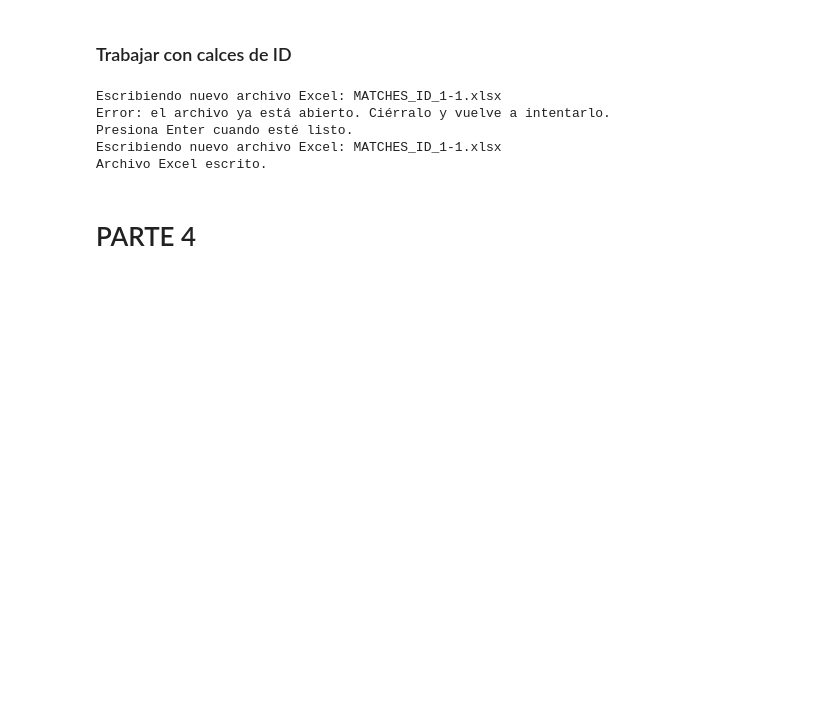
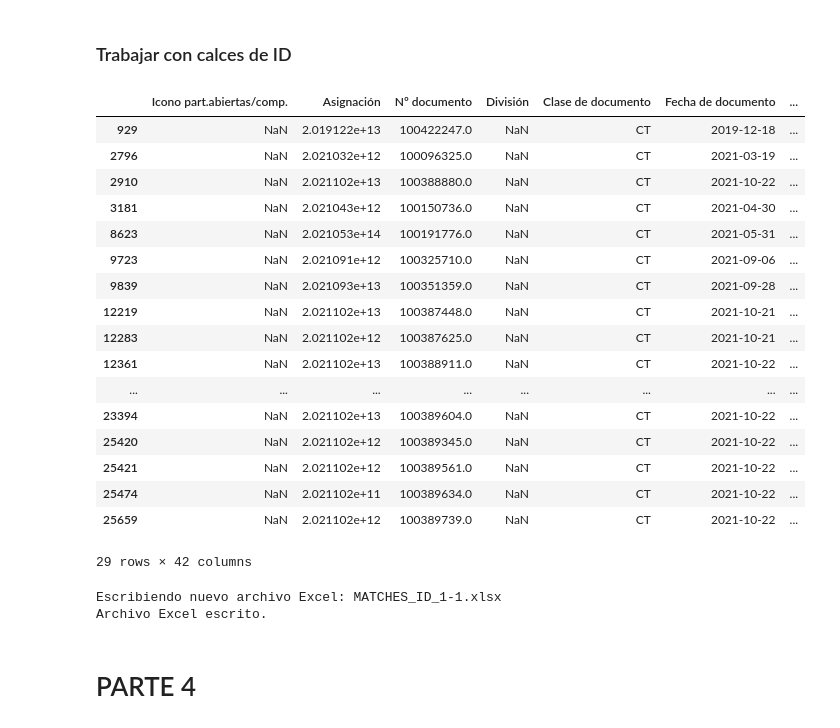
Before and after one commit to camipozas/facturacion_dimerc, a Jupyter notebook: notebook.ipynb, the cells around one changed output. Saved outputs shown, nothing was run; the diff lists cells and outputs as text; code cells hidden in the pictures; blank space fills up the shorter version.

```diff
--- a/notebook.ipynb
+++ b/notebook.ipynb
@@ -58,5 +61,5 @@ for dataframe, nombre in ((FBL3N, "NUEVO"), (con_rut, "RUT"), (con_n_factura, "N
 # %%
 # Calzar números de factura
-# ARREGLAR ESTO
-FBL5N["Referencia"] = FBL5N["Referencia"].apply(lambda s: str(s))
-MATCHES_FACT = pd.merge(FACT_FBL3N, FBL5N, left_on="N° Factura", right_on="Referencia")
+filtro_fact = FBL5N["Referencia"].isin(FACT_FBL3N["N° Factura"])
+FACT_FBL5N = FBL5N[filtro_fact]
+NO_FACT_FBL5N = FBL5N[~filtro_fact]
@@ -92 +66,8 @@ MATCHES_ID
+# %%
+# Calzar RUTs
+ID_FBL3N = pd.merge(RUT_FBL3N, KNA1[["Nº ident.fis.1", "Cliente"]], left_on="RUT", right_on="Nº ident.fis.1")
+
+filtro_id = NO_FACT_FBL5N["Cuenta"].isin(ID_FBL3N["Cliente"])
+ID_FBL5N = NO_FACT_FBL5N[filtro_id]
+NN_FBL5N = NO_FACT_FBL5N[~filtro_id]
 # %%
@@ -109,0 +90,2 @@ Archivo Excel escrito.
+# %%
+MATCHES_ID = pd.merge(ID_FBL3N, ID_FBL5N, left_on="Cliente", right_on="Cuenta", how="left")
@@ -114,13 +103,34 @@ Archivo Excel escrito.
 # %%
-filtro_1a1 = MATCHES_ID[MATCHES_ID["Importe en moneda local"] == -MATCHES_ID["Importe en ML"]]
+# TODO: Hay un dato duplicado, hay que corregir eso
+MATCHES_ID_1_1 = MATCHES_ID[MATCHES_ID["Importe en moneda local"] == -MATCHES_ID["Importe en ML"]]
+MATCHES_ID_1_1
+# %% [output]
+|  | Icono part.abiertas/comp. | Asignación | Nº documento | División | Clase de documento | Fecha de documento | ... |
+| 929 | NaN | 2.019122e+13 | 100422247.0 | NaN | CT | 2019-12-18 | ... |
+| 2796 | NaN | 2.021032e+12 | 100096325.0 | NaN | CT | 2021-03-19 | ... |
+| 2910 | NaN | 2.021102e+13 | 100388880.0 | NaN | CT | 2021-10-22 | ... |
+| 3181 | NaN | 2.021043e+12 | 100150736.0 | NaN | CT | 2021-04-30 | ... |
+| 8623 | NaN | 2.021053e+14 | 100191776.0 | NaN | CT | 2021-05-31 | ... |
+| 9723 | NaN | 2.021091e+12 | 100325710.0 | NaN | CT | 2021-09-06 | ... |
+| 9839 | NaN | 2.021093e+13 | 100351359.0 | NaN | CT | 2021-09-28 | ... |
+| 12219 | NaN | 2.021102e+13 | 100387448.0 | NaN | CT | 2021-10-21 | ... |
+| 12283 | NaN | 2.021102e+12 | 100387625.0 | NaN | CT | 2021-10-21 | ... |
+| 12361 | NaN | 2.021102e+13 | 100388911.0 | NaN | CT | 2021-10-22 | ... |
+| ... | ... | ... | ... | ... | ... | ... | ... |
+| 23394 | NaN | 2.021102e+13 | 100389604.0 | NaN | CT | 2021-10-22 | ... |
+| 25420 | NaN | 2.021102e+12 | 100389345.0 | NaN | CT | 2021-10-22 | ... |
+| 25421 | NaN | 2.021102e+12 | 100389561.0 | NaN | CT | 2021-10-22 | ... |
+| 25474 | NaN | 2.021102e+11 | 100389634.0 | NaN | CT | 2021-10-22 | ... |
+| 25659 | NaN | 2.021102e+12 | 100389739.0 | NaN | CT | 2021-10-22 | ... |
+29 rows × 42 columns
-# %%
-escribir_excel(filtro_1a1, "MATCHES_ID_1-1.xlsx")
-# %% [output]
-Escribiendo nuevo archivo Excel: MATCHES_ID_1-1.xlsx
-Error: el archivo ya está abierto. Ciérralo y vuelve a intentarlo.
-Presiona Enter cuando esté listo.
-Escribiendo nuevo archivo Excel: MATCHES_ID_1-1.xlsx
-Archivo Excel escrito.
+# %%
+MATCHES_ID_1_1 = MATCHES_ID_1_1.sort_values(by="Demora", ascending=False)
+MATCHES_ID_1_1 = MATCHES_ID_1_1.drop_duplicates(subset=["Nº documento"])
+
+escribir_excel(MATCHES_ID_1_1, "MATCHES_ID_1-1.xlsx")
+# %% [output]
+Escribiendo nuevo archivo Excel: MATCHES_ID_1-1.xlsx
+Archivo Excel escrito.
 # %% [markdown]
 # PARTE 4
 # %% [markdown]
```
Also changed, not shown: parts of 23 cells of this notebook.
